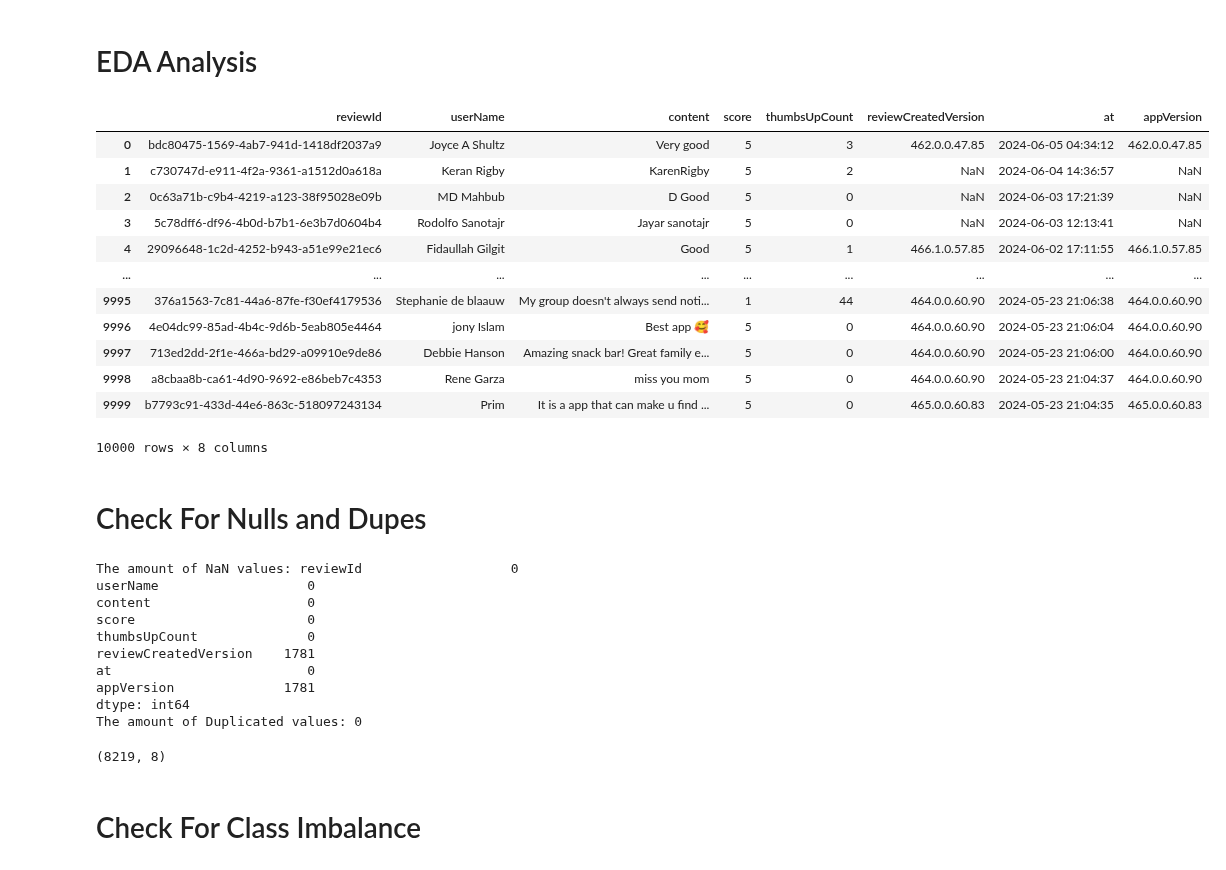
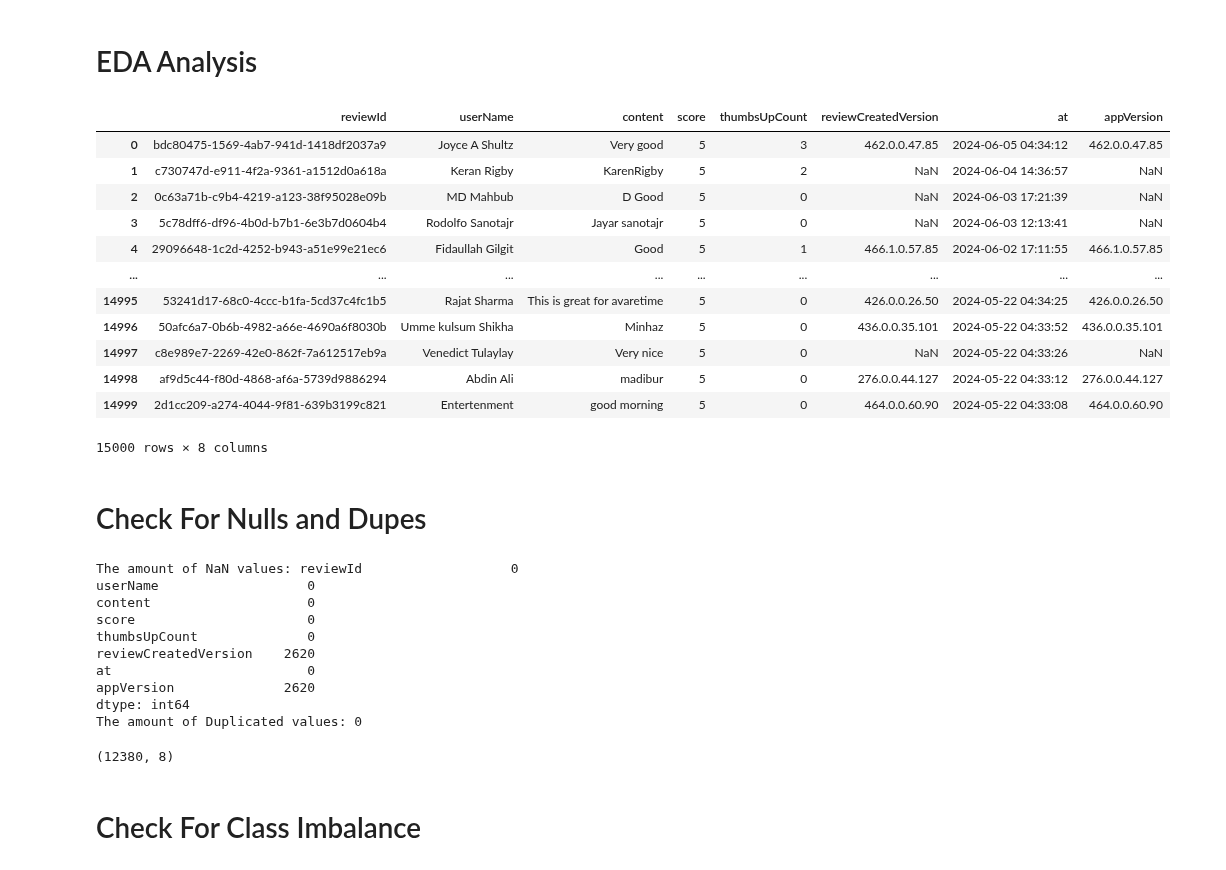
Before and after one commit to MaukanMir/NLP-Facebook-Sentiment-Analyis-2-, a Jupyter notebook: training.ipynb, the cells around one changed output. Saved outputs shown, nothing was run; the diff lists cells and outputs as text; code cells hidden in the pictures.

```diff
--- a/training.ipynb
+++ b/training.ipynb
@@ -80,22 +80,22 @@ def plot_learning_curves(history):
 # %% [markdown]
 # EDA Analysis
 # %%
-df = pd.read_csv("/Users/maukanmir/Downloads/facebook_reviews.csv", nrows=10000)
+df = pd.read_csv("/Users/maukanmir/Downloads/facebook_reviews.csv", nrows=15000)
 df
 # %% [output]
 |  | reviewId | userName | content | score | thumbsUpCount | reviewCreatedVersion | at | appVersion |
 | 0 | bdc80475-1569-4ab7-941d-1418df2037a9 | Joyce A Shultz | Very good | 5 | 3 | 462.0.0.47.85 | 2024-06-05 04:34:12 | 462.0.0.47.85 |
 | 1 | c730747d-e911-4f2a-9361-a1512d0a618a | Keran Rigby | KarenRigby | 5 | 2 | NaN | 2024-06-04 14:36:57 | NaN |
 | 2 | 0c63a71b-c9b4-4219-a123-38f95028e09b | MD Mahbub | D Good | 5 | 0 | NaN | 2024-06-03 17:21:39 | NaN |
 | 3 | 5c78dff6-df96-4b0d-b7b1-6e3b7d0604b4 | Rodolfo Sanotajr | Jayar sanotajr | 5 | 0 | NaN | 2024-06-03 12:13:41 | NaN |
 | 4 | 29096648-1c2d-4252-b943-a51e99e21ec6 | Fidaullah Gilgit | Good | 5 | 1 | 466.1.0.57.85 | 2024-06-02 17:11:55 | 466.1.0.57.85 |
 | ... | ... | ... | ... | ... | ... | ... | ... | ... |
-| 9995 | 376a1563-7c81-44a6-87fe-f30ef4179536 | Stephanie de blaauw | My group doesn't always send noti... | 1 | 44 | 464.0.0.60.90 | 2024-05-23 21:06:38 | 464.0.0.60.90 |
-| 9996 | 4e04dc99-85ad-4b4c-9d6b-5eab805e4464 | jony Islam | Best app 🥰 | 5 | 0 | 464.0.0.60.90 | 2024-05-23 21:06:04 | 464.0.0.60.90 |
-| 9997 | 713ed2dd-2f1e-466a-bd29-a09910e9de86 | Debbie Hanson | Amazing snack bar! Great family e... | 5 | 0 | 464.0.0.60.90 | 2024-05-23 21:06:00 | 464.0.0.60.90 |
-| 9998 | a8cbaa8b-ca61-4d90-9692-e86beb7c4353 | Rene Garza | miss you mom | 5 | 0 | 464.0.0.60.90 | 2024-05-23 21:04:37 | 464.0.0.60.90 |
-| 9999 | b7793c91-433d-44e6-863c-518097243134 | Prim | It is a app that can make u find ... | 5 | 0 | 465.0.0.60.83 | 2024-05-23 21:04:35 | 465.0.0.60.83 |
+| 14995 | 53241d17-68c0-4ccc-b1fa-5cd37c4fc1b5 | Rajat Sharma | This is great for avaretime | 5 | 0 | 426.0.0.26.50 | 2024-05-22 04:34:25 | 426.0.0.26.50 |
+| 14996 | 50afc6a7-0b6b-4982-a66e-4690a6f8030b | Umme kulsum Shikha | Minhaz | 5 | 0 | 436.0.0.35.101 | 2024-05-22 04:33:52 | 436.0.0.35.101 |
+| 14997 | c8e989e7-2269-42e0-862f-7a612517eb9a | Venedict Tulaylay | Very nice | 5 | 0 | NaN | 2024-05-22 04:33:26 | NaN |
+| 14998 | af9d5c44-f80d-4868-af6a-5739d9886294 | Abdin Ali | madibur | 5 | 0 | 276.0.0.44.127 | 2024-05-22 04:33:12 | 276.0.0.44.127 |
+| 14999 | 2d1cc209-a274-4044-9f81-639b3199c821 | Entertenment | good morning | 5 | 0 | 464.0.0.60.90 | 2024-05-22 04:33:08 | 464.0.0.60.90 |
-10000 rows × 8 columns
+15000 rows × 8 columns
 # %% [markdown]
 # Check For Nulls and Dupes
 # %%
@@ -106,9 +106,9 @@ userName                   0
 content                    0
 score                      0
 thumbsUpCount              0
-reviewCreatedVersion    1781
+reviewCreatedVersion    2620
 at                         0
-appVersion              1781
+appVersion              2620
 dtype: int64
 The amount of Duplicated values: 0
 # %%
@@ -118,7 +118,7 @@ df.drop_duplicates(inplace=True)
 # %%
 df.shape
 # %% [output]
-(8219, 8)
+(12380, 8)
 # %% [markdown]
 # Check For Class Imbalance
 # %%
```
Also changed, not shown: parts of 5 cells of this notebook.
